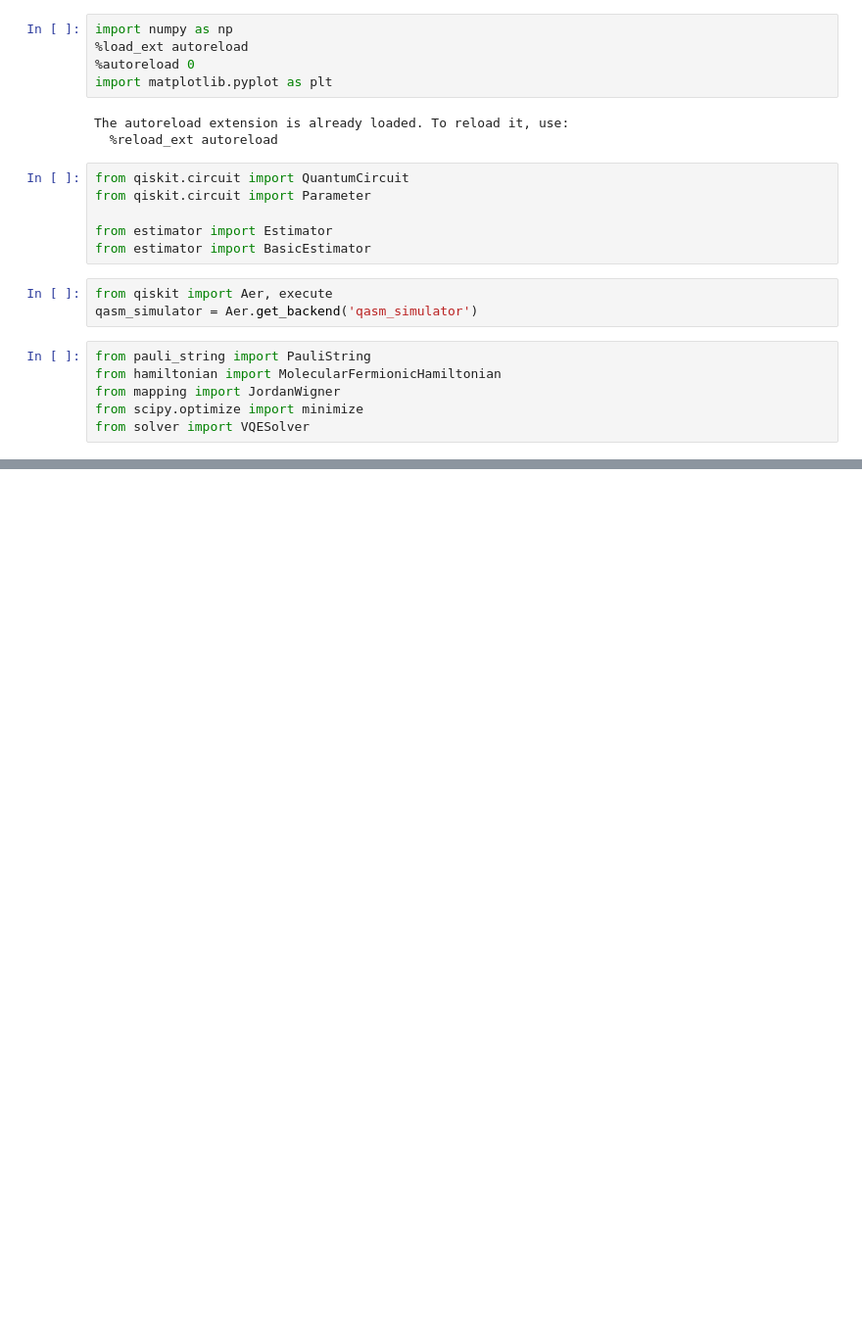
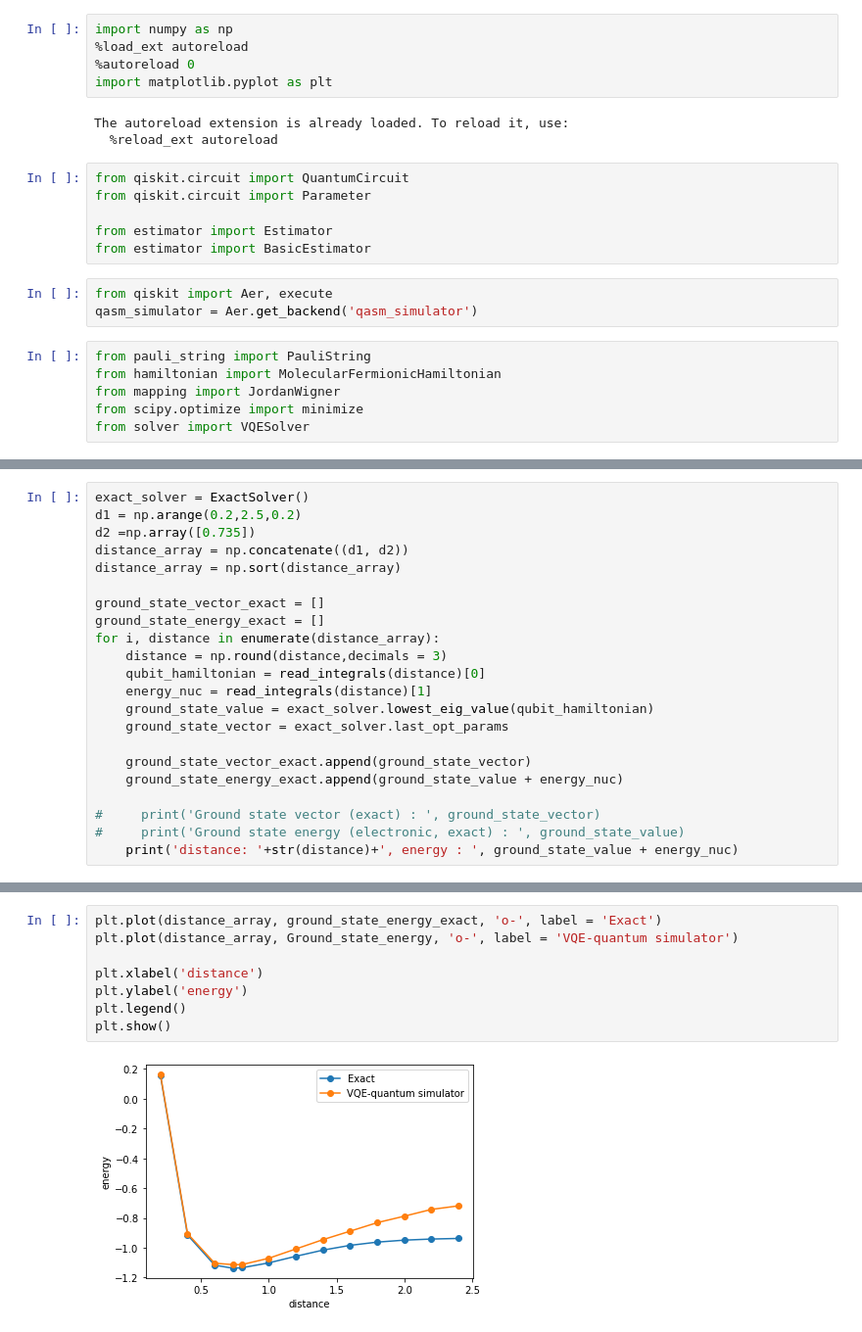
Before and after one commit to QSciTech-QuantumBC-Workshop/Group3, a Jupyter notebook: molecule-incomplete-suggested-solution-main/Dissociation curve.ipynb, the cells around one changed output, grey strips where cells are left out. Shown: that part at 98% size. Drawn from its saved outputs; the diff is of its cells as text; blank space fills up the shorter version.

```diff
--- a/molecule-incomplete-suggested-solution-main/Dissociation curve.ipynb
+++ b/molecule-incomplete-suggested-solution-main/Dissociation curve.ipynb
@@ -139,0 +162,22 @@ plot_histogram(counts_list[i])
+# %%
+exact_solver = ExactSolver()
+d1 = np.arange(0.2,2.5,0.2)
+d2 =np.array([0.735])
+distance_array = np.concatenate((d1, d2))
+distance_array = np.sort(distance_array)
+
+ground_state_vector_exact = []
+ground_state_energy_exact = []
+for i, distance in enumerate(distance_array):
+    distance = np.round(distance,decimals = 3)
+    qubit_hamiltonian = read_integrals(distance)[0]
+    energy_nuc = read_integrals(distance)[1]
+    ground_state_value = exact_solver.lowest_eig_value(qubit_hamiltonian)
+    ground_state_vector = exact_solver.last_opt_params
+
+    ground_state_vector_exact.append(ground_state_vector)
+    ground_state_energy_exact.append(ground_state_value + energy_nuc)
+
+#     print('Ground state vector (exact) : ', ground_state_vector)
+#     print('Ground state energy (electronic, exact) : ', ground_state_value)
+    print('distance: '+str(distance)+', energy : ', ground_state_value + energy_nuc)
@@ -139,0 +198,10 @@ plot_histogram(counts_list[i])
+# %%
+plt.plot(distance_array, ground_state_energy_exact, 'o-', label = 'Exact')
+plt.plot(distance_array, Ground_state_energy, 'o-', label = 'VQE-quantum simulator')
+
+plt.xlabel('distance')
+plt.ylabel('energy')
+plt.legend()
+plt.show()
+# %% [output]
+[figure, added]
```
Also changed, not shown: parts of 33 cells of this notebook.
